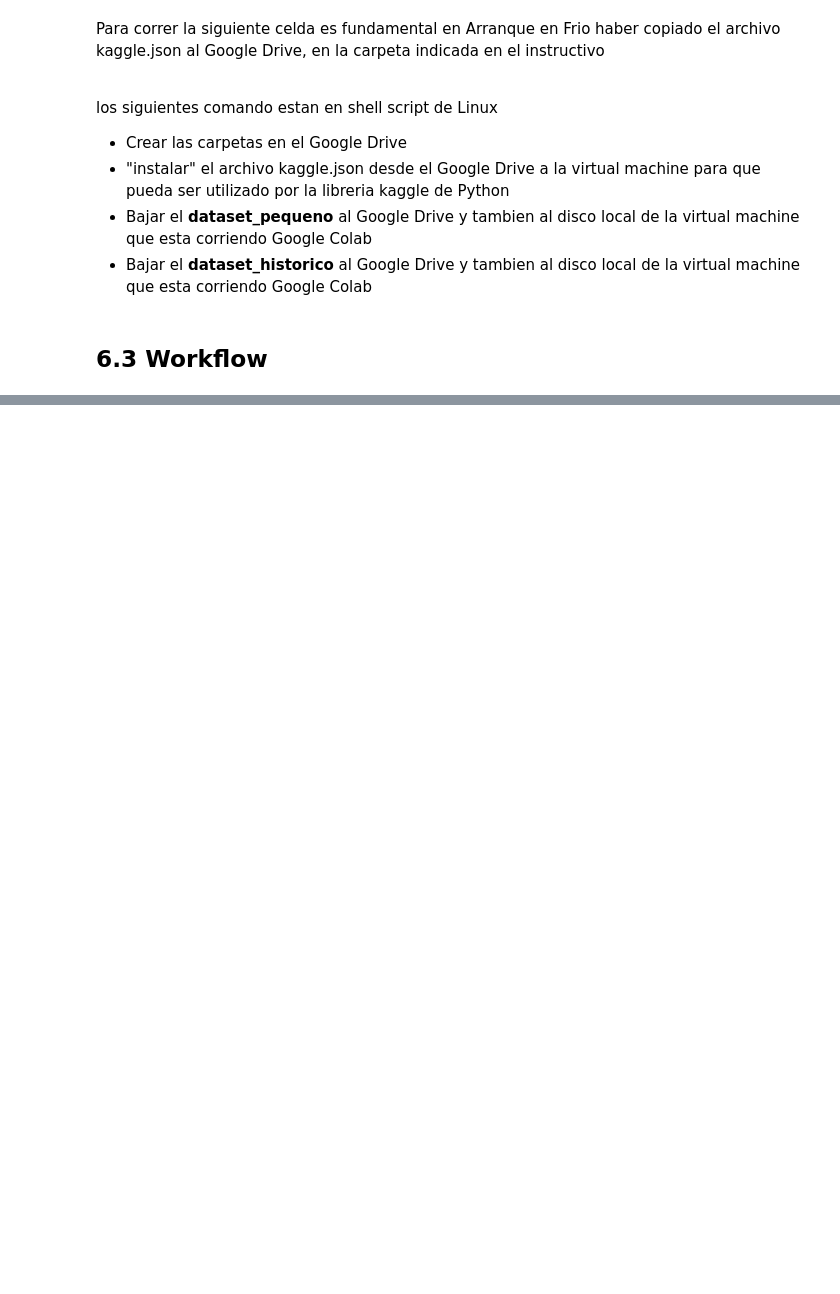
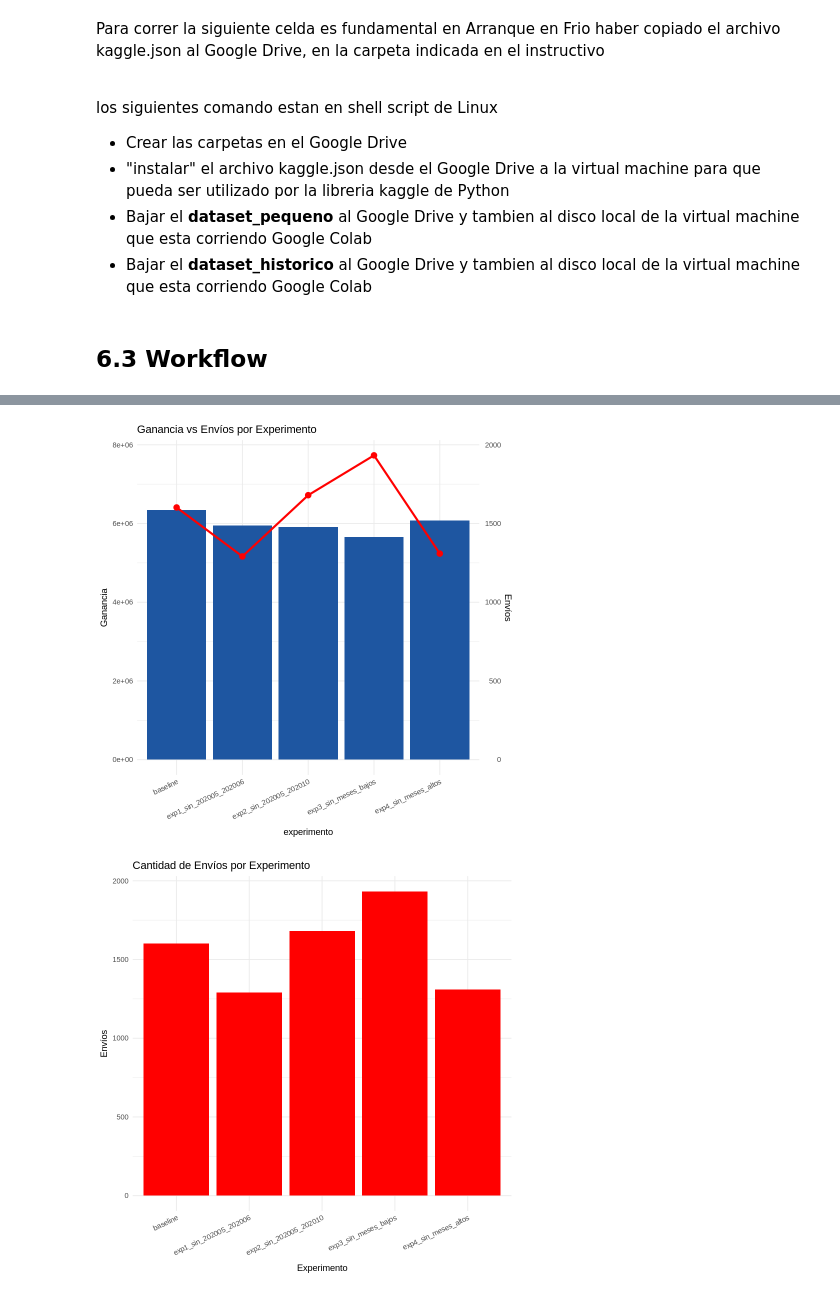
Before and after one commit to martin-cacabelos/labo2025v, a Jupyter notebook: src/workflows/610_WorkFlow_01_gerencial_julio.ipynb, the cells around one changed output, grey strips where cells are left out. Drawn from its saved outputs; the diff is of its cells as text; code cells hidden in the pictures; blank space fills up the shorter version.

```diff
--- a/src/workflows/610_WorkFlow_01_gerencial_julio.ipynb
+++ b/src/workflows/610_WorkFlow_01_gerencial_julio.ipynb
@@ -498,10 +76,0 @@ nrow( dfinal_train) # verifico el tamaño
-# %%
-# uno los parametros fijos y los mejores encontrados de los variables
-fijos <- copy(PARAM$lgbm$param_fijos)
-
-# quito lo que optimice en la Bayesian Optimization
-fijos$num_iterations <- NULL
-fijos$early_stopping_rounds <- NULL
-
-# agrego a los hiperparametros fijos los que encontre con la Bayesian Optimization
-param_final <- c(fijos, PARAM$out$lgbm$mejores_hiperparametros)
@@ -548,10 +76,0 @@ prediccion <- predict(
-# %%
-tb_prediccion <- dfuture[, list(numero_de_cliente)]
-tb_prediccion[, prob := prediccion]
-
-# grabo las probabilidad del modelo
-#  me va a ser util para hacer Ensembles de modelos
-fwrite(tb_prediccion,
-  file= "prediccion.txt",
-  sep= "\t"
-)
@@ -630,0 +598,38 @@ format(Sys.time(), "%a %b %d %X %Y")
+# %%
+library(ggplot2)
+library(data.table)
+library(scales)
+
+res_experimentos <- data.table(
+  experimento = c("baseline",
+                  "exp1_sin_202005_202006",
+                  "exp2_sin_202005_202010",
+                  "exp3_sin_meses_bajos",
+                  "exp4_sin_meses_altos"),
+  ganancia = c(6338400, 5949900, 5912400, 5653200, 6077400),
+  envios   = c(1602, 1291, 1680, 1933, 1309)
+)
+
+### A) Barras de Ganancia + barra secundaria de Envíos
+ggplot(res_experimentos, aes(x = experimento)) +
+  geom_col(aes(y = ganancia), fill="#1E56A1") +
+  geom_line(aes(y = envios * 4000), group=1, color="red", size=1.2) +
+  geom_point(aes(y = envios * 4000), color="red", size=3) +
+  scale_y_continuous(
+    name="Ganancia",
+    sec.axis = sec_axis(~./4000, name="Envíos")
+  ) +
+  labs(title="Ganancia vs Envíos por Experimento") +
+  theme_minimal() +
+  theme(axis.text.x = element_text(angle=25, hjust=1))
+
+### B) Envíos solos
+ggplot(res_experimentos, aes(x = experimento, y = envios)) +
+  geom_col(fill="red") +
+  labs(title="Cantidad de Envíos por Experimento",
+       x="Experimento", y="Envíos") +
+  theme_minimal() +
+  theme(axis.text.x = element_text(angle=25, hjust=1))
+# %% [output]
+[figure, added]
+[figure, added]
```
Also changed, not shown: parts of 82 cells of this notebook.
